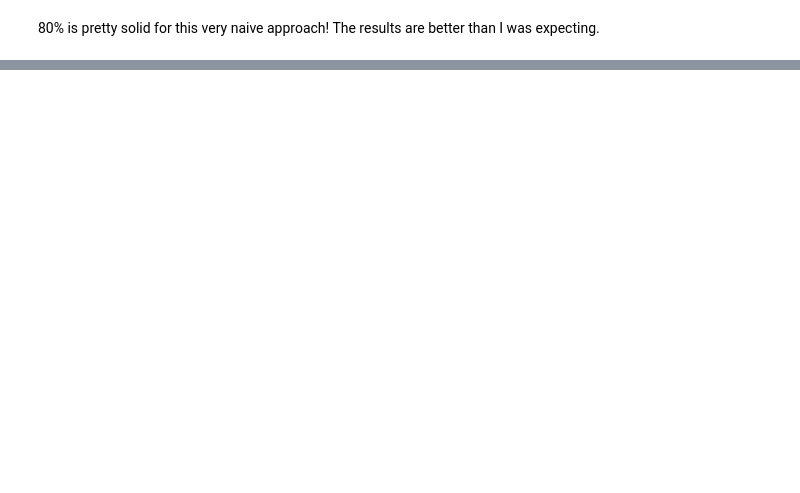
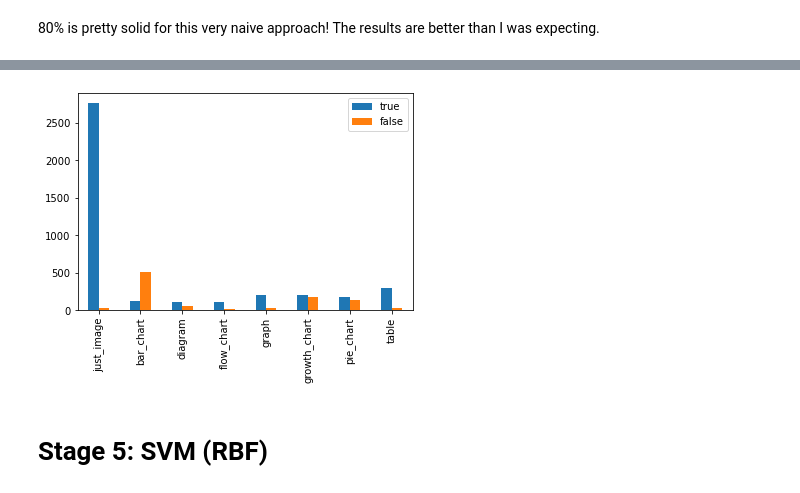
Before and after one commit to iyengarakshay00/COMP562, a Jupyter notebook: COMP 562 Project - Graphs.ipynb, the cells around one changed output, grey strips where cells are left out. Cells and saved outputs as stored; diff of their text form; code cells hidden in the pictures; blank space fills up the shorter version.

```diff
--- a/COMP 562 Project - Graphs.ipynb
+++ b/COMP 562 Project - Graphs.ipynb
@@ -194,0 +296,11 @@ The results are better than I was expecting.
+# %%
+class_names = ['just_image', 'bar_chart', 'diagram', 'flow_chart', 'graph',
+               'growth_chart', 'pie_chart', 'table']
+
+pd.DataFrame({'true': b[:,0], 'false': b[:,1]},
+             index=class_names).plot.bar()
+plt.show()
+# %% [output]
+[figure, added]
+# %% [markdown]
+# Stage 5: SVM (RBF)
```
Also changed, not shown: parts of 19 cells of this notebook.
